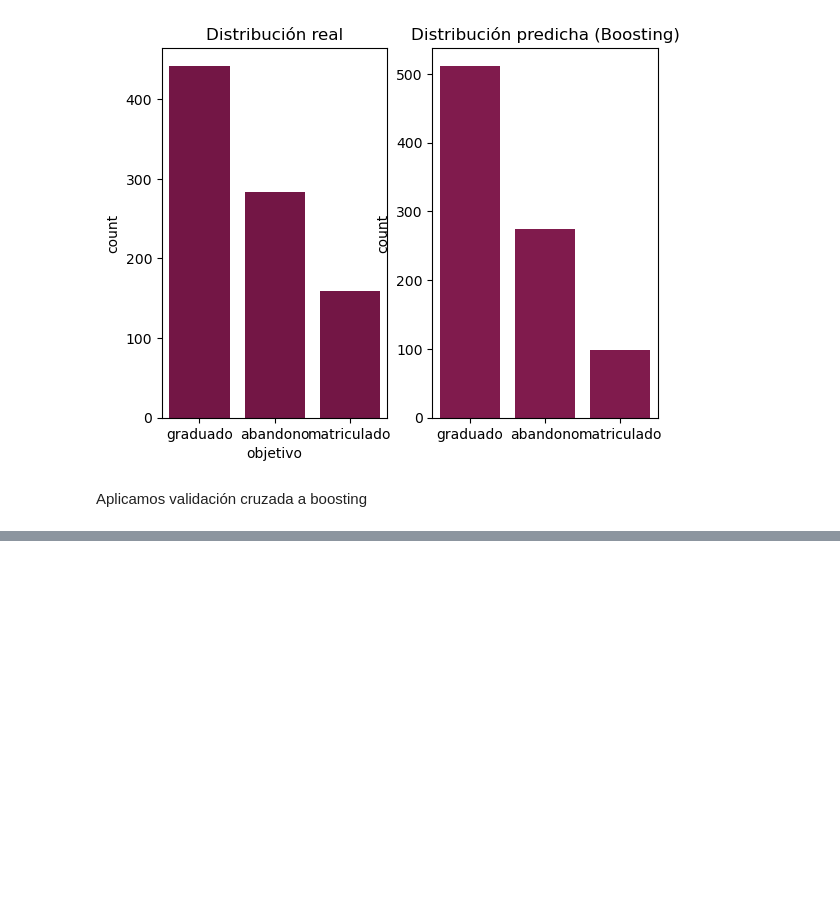
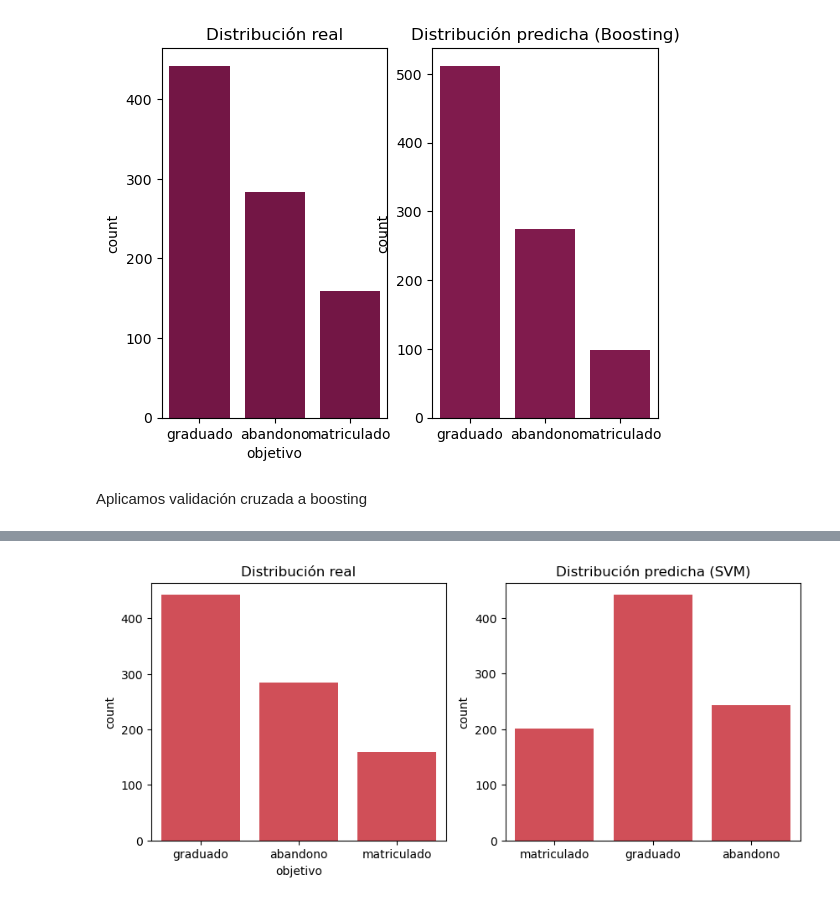
Before and after one commit to ssanchezguillan/proyecto-Machine-Learning, a Jupyter notebook: clasificacion.ipynb, the cells around one changed output, grey strips where cells are left out. Saved outputs shown, nothing was run; the diff lists cells and outputs as text; code cells hidden in the pictures; blank space fills up the shorter version.

```diff
--- a/clasificacion.ipynb
+++ b/clasificacion.ipynb
@@ -501,0 +560,17 @@ Por tanto, como modelo elegimos el de boosting
+# %%
+#distribución real vs predicha
+plt.figure(figsize=(10,4))
+
+#real
+plt.subplot(1,2,1)
+sns.countplot(x=y_val, color="#e63946")
+plt.title("Distribución real")
+
+#predicha
+plt.subplot(1,2,2)
+sns.countplot(x=y_val_pred_svm, color="#e63946")
+plt.title("Distribución predicha (SVM)")
+
+plt.show()
+# %% [output]
+[figure, added]
```
Also changed, not shown: parts of 30 cells of this notebook.
